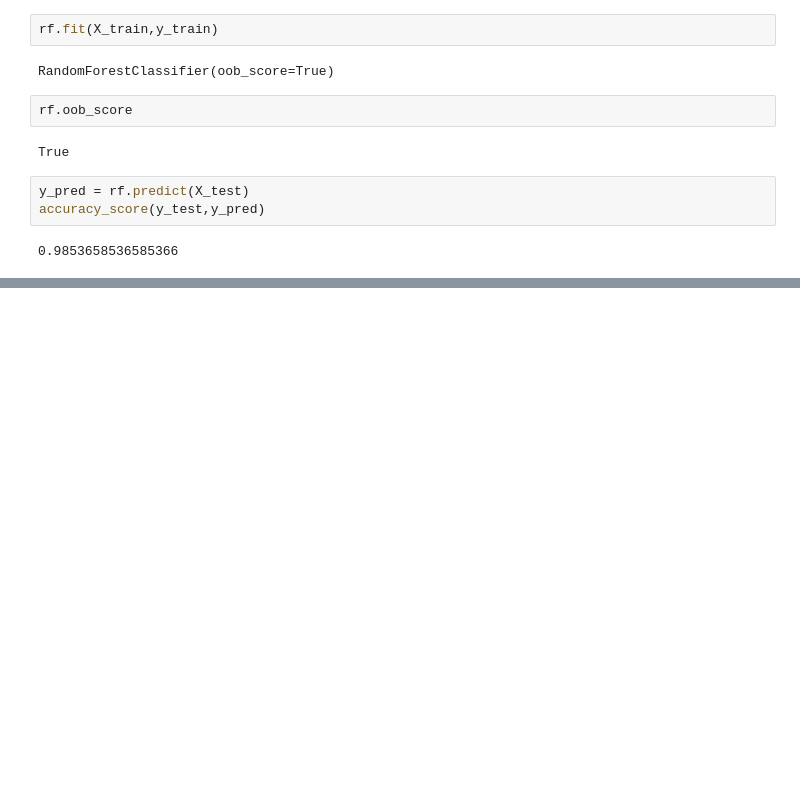
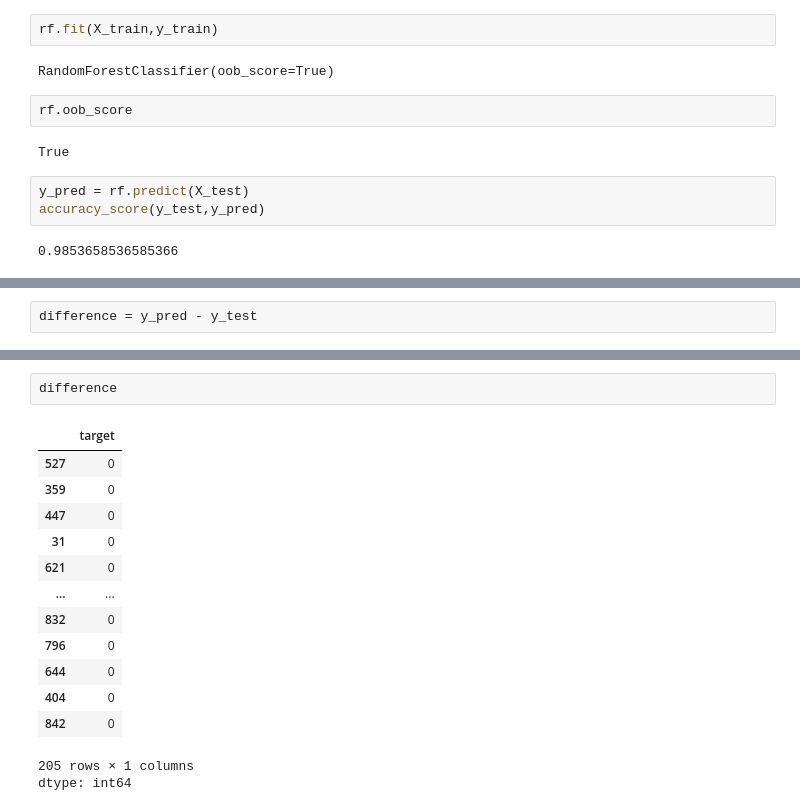
Before and after one commit to Jivang0/machine_learning_all, a Jupyter notebook: OOB_Score.ipynb, the cells around one changed output, grey strips where cells are left out. Saved outputs shown, nothing was run; the diff lists cells and outputs as text; blank space fills up the shorter version.

```diff
--- a/OOB_Score.ipynb
+++ b/OOB_Score.ipynb
@@ -39,0 +60,2 @@ accuracy_score(y_test,y_pred)
+# %%
+difference = y_pred - y_test
@@ -39,0 +72,17 @@ accuracy_score(y_test,y_pred)
+# %%
+difference
+# %% [output]
+|  | target |
+| 527 | 0 |
+| 359 | 0 |
+| 447 | 0 |
+| 31 | 0 |
+| 621 | 0 |
+| ... | ... |
+| 832 | 0 |
+| 796 | 0 |
+| 644 | 0 |
+| 404 | 0 |
+| 842 | 0 |
+205 rows × 1 columns
+dtype: int64
```
Also changed, not shown: parts of 2 cells of this notebook.
